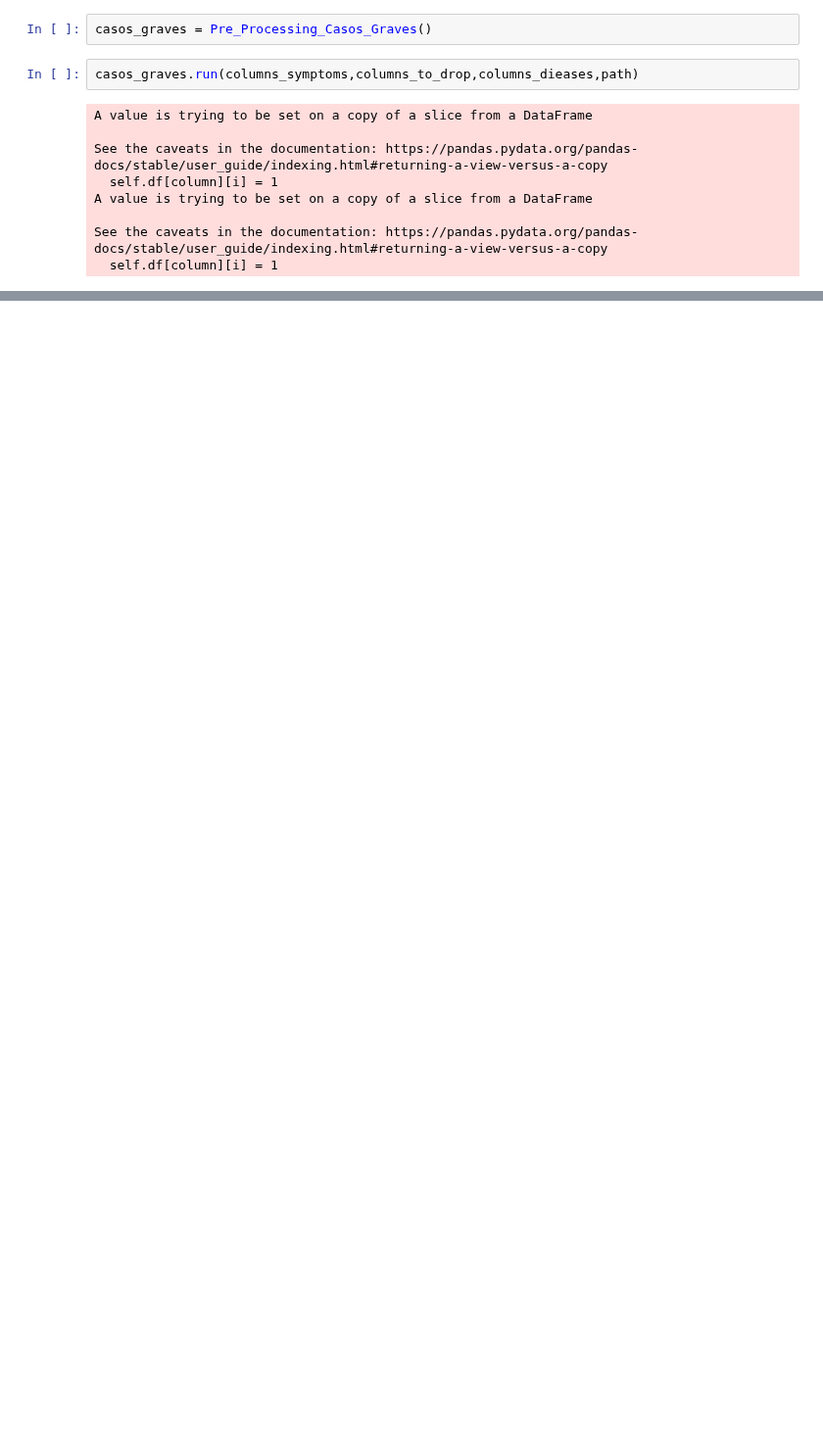
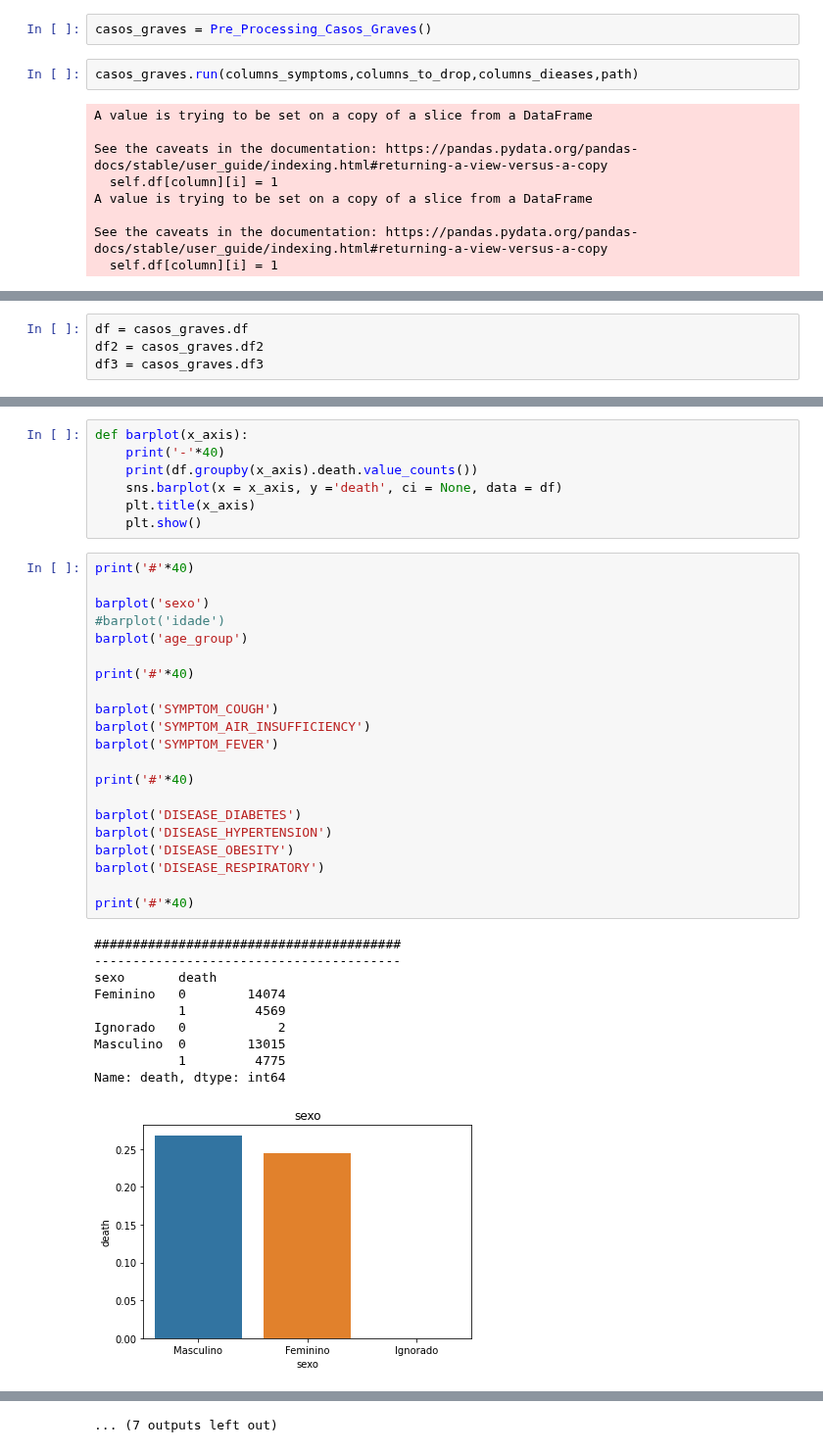
Before and after one commit to bielarnaud/Estudo_dados_de_covid, a Jupyter notebook: Codes/Casos_Graves.ipynb, the cells around one changed output, grey strips where cells are left out. Shown at 98% size. Drawn from its saved outputs; the diff is of its cells as text; blank space fills up the shorter version.

Commit message:
add novas funções e análises gráficas das informações dos casos graves

```diff
--- a/Codes/Casos_Graves.ipynb
+++ b/Codes/Casos_Graves.ipynb
@@ -66,0 +18,4 @@ casos_graves.df3
+# %%
+df = casos_graves.df
+df2 = casos_graves.df2
+df3 = casos_graves.df3
@@ -66,0 +77,39 @@ casos_graves.df3
+# %%
+def barplot(x_axis):
+    print('-'*40)
+    print(df.groupby(x_axis).death.value_counts())
+    sns.barplot(x = x_axis, y ='death', ci = None, data = df)
+    plt.title(x_axis)
+    plt.show()
+# %%
+print('#'*40)
+
+barplot('sexo')
+#barplot('idade')
+barplot('age_group')
+
+print('#'*40)
+
+barplot('SYMPTOM_COUGH')
+barplot('SYMPTOM_AIR_INSUFFICIENCY')
+barplot('SYMPTOM_FEVER')
+
+print('#'*40)
+
+barplot('DISEASE_DIABETES')
+barplot('DISEASE_HYPERTENSION')
+barplot('DISEASE_OBESITY')
+barplot('DISEASE_RESPIRATORY')
+
+print('#'*40)
+# %% [output]
+########################################
+----------------------------------------
+sexo       death
+Feminino   0        14074
+           1         4569
+Ignorado   0            2
+Masculino  0        13015
+           1         4775
+Name: death, dtype: int64
+[figure, added]
@@ -66,0 +168 @@ casos_graves.df3
+... (7 outputs left out)
```
Also changed, not shown: parts of 9 cells of this notebook, 1 other file.
